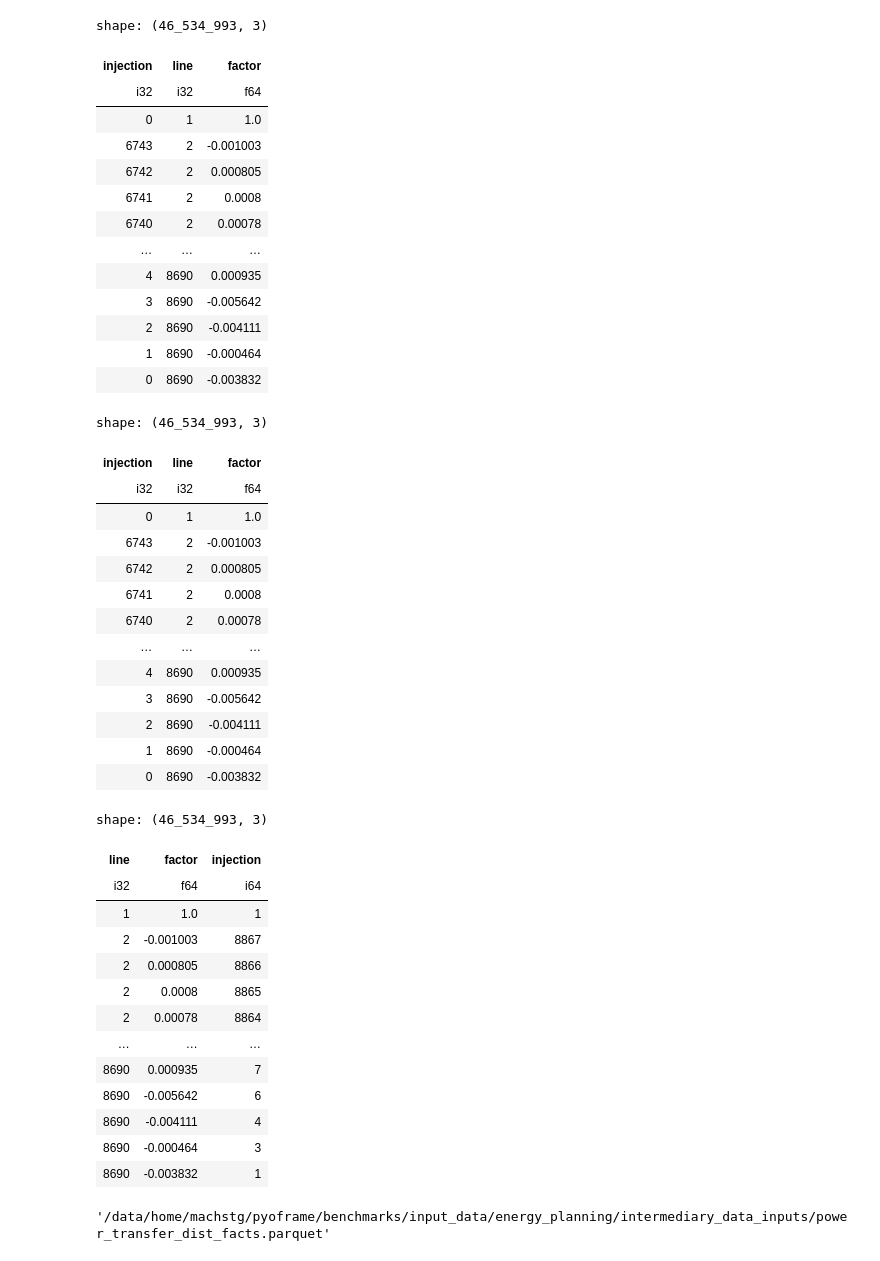
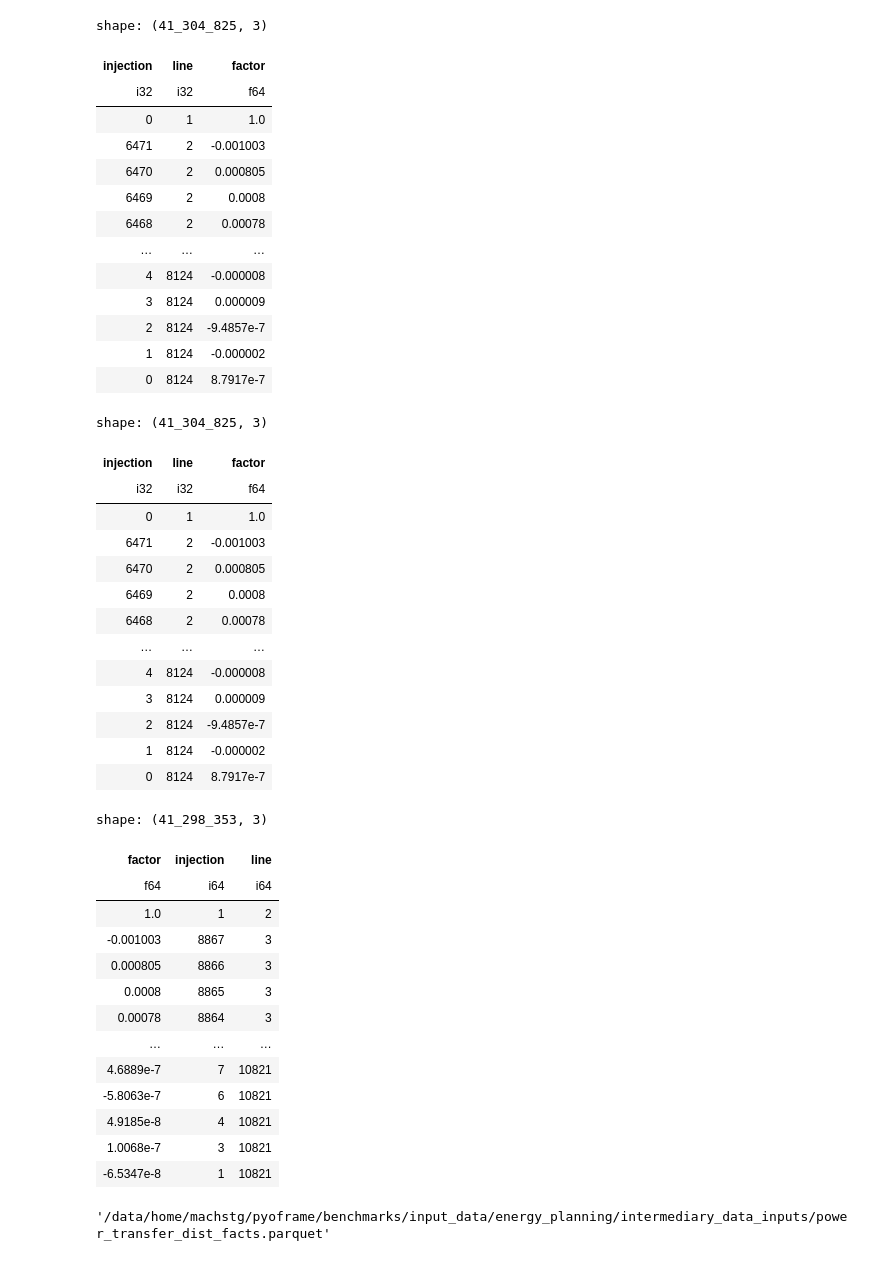
Before and after one commit to Bravos-Power/pyoframe, a Jupyter notebook: benchmarks/src/energy_planning/scripts/compute_power_transfer_dist_facts.ipynb, the cells around one changed output. Drawn from its saved outputs; the diff is of its cells as text; code cells hidden in the pictures.

```diff
--- a/benchmarks/src/energy_planning/scripts/compute_power_transfer_dist_facts.ipynb
+++ b/benchmarks/src/energy_planning/scripts/compute_power_transfer_dist_facts.ipynb
@@ -33,5 +33,10 @@ shape: (8_690, 5)
 # %%
-# Step 1: Renumber buses such that they go from 1 to N contiguously.
+# Step 1: Renumber buses and lines such that they go from 1 to N contiguously.
+lines = lines.sort("line_id")
+lines = lines.rename({"line_id": "old_line_id"}).with_row_index(name="line_id")
+line_mapping = lines.select("line_id", "old_line_id")
+lines = lines.drop("old_line_id")
+
 bus_mapping = (
     buses.sort().to_frame().with_row_index(name="new_bus").rename({"from_bus": "bus"})
 )
@@ -139,12 +144,12 @@ voltage_angles
 adjacency_matrix_T = pl.concat(
     [
         lines.select(
-            i=pl.col("line_id") - 1,  # Adjusting for zero-based indexing
+            i=pl.col("line_id"),
             j=pl.col("from_bus"),
             val=pl.lit(1),
         ).filter(pl.col("j") < N - 1),  # Exclude slack bus,
         lines.select(
-            i=pl.col("line_id") - 1,  # Adjusting for zero-based indexing
+            i=pl.col("line_id"),
             j=pl.col("to_bus"),
             val=pl.lit(-1),
         ).filter(pl.col("j") < N - 1),  # Exclude slack bus
@@ -169,62 +174,65 @@ power_flow_df = pl.DataFrame(
 )
 power_flow_df
 # %% [output]
-shape: (46_534_993, 3)
+shape: (41_304_825, 3)
 | injection | line | factor |
 | i32 | i32 | f64 |
 | 0 | 1 | 1.0 |
-| 6743 | 2 | -0.001003 |
-| 6742 | 2 | 0.000805 |
-| 6741 | 2 | 0.0008 |
-| 6740 | 2 | 0.00078 |
+| 6471 | 2 | -0.001003 |
+| 6470 | 2 | 0.000805 |
+| 6469 | 2 | 0.0008 |
+| 6468 | 2 | 0.00078 |
 | … | … | … |
-| 4 | 8690 | 0.000935 |
-| 3 | 8690 | -0.005642 |
-| 2 | 8690 | -0.004111 |
-| 1 | 8690 | -0.000464 |
-| 0 | 8690 | -0.003832 |
+| 4 | 8124 | -0.000008 |
+| 3 | 8124 | 0.000009 |
+| 2 | 8124 | -9.4857e-7 |
+| 1 | 8124 | -0.000002 |
+| 0 | 8124 | 8.7917e-7 |
 # %%
 if DF_CUTOFF is not None:
     power_flow_df = power_flow_df.filter(pl.col("factor").abs() > DF_CUTOFF)
 power_flow_df
 # %% [output]
-shape: (46_534_993, 3)
+shape: (41_304_825, 3)
 | injection | line | factor |
 | i32 | i32 | f64 |
 | 0 | 1 | 1.0 |
-| 6743 | 2 | -0.001003 |
-| 6742 | 2 | 0.000805 |
-| 6741 | 2 | 0.0008 |
-| 6740 | 2 | 0.00078 |
+| 6471 | 2 | -0.001003 |
+| 6470 | 2 | 0.000805 |
+| 6469 | 2 | 0.0008 |
+| 6468 | 2 | 0.00078 |
 | … | … | … |
-| 4 | 8690 | 0.000935 |
-| 3 | 8690 | -0.005642 |
-| 2 | 8690 | -0.004111 |
-| 1 | 8690 | -0.000464 |
-| 0 | 8690 | -0.003832 |
+| 4 | 8124 | -0.000008 |
+| 3 | 8124 | 0.000009 |
+| 2 | 8124 | -9.4857e-7 |
+| 1 | 8124 | -0.000002 |
+| 0 | 8124 | 8.7917e-7 |
 # %%
 # Unmap buses to original IDs.
 power_flow_df_unmapped = (
     power_flow_df.join(bus_mapping.rename({"new_bus": "injection"}), on="injection")
     .drop("injection")
     .rename({"bus": "injection"})
+    .join(line_mapping.rename({"line_id": "line"}), on="line")
+    .drop("line")
+    .rename({"old_line_id": "line"})
 )
 power_flow_df_unmapped
 # %% [output]
-shape: (46_534_993, 3)
+shape: (41_298_353, 3)
-| line | factor | injection |
-| i32 | f64 | i64 |
-| 1 | 1.0 | 1 |
-| 2 | -0.001003 | 8867 |
-| 2 | 0.000805 | 8866 |
-| 2 | 0.0008 | 8865 |
-| 2 | 0.00078 | 8864 |
+| factor | injection | line |
+| f64 | i64 | i64 |
+| 1.0 | 1 | 2 |
+| -0.001003 | 8867 | 3 |
+| 0.000805 | 8866 | 3 |
+| 0.0008 | 8865 | 3 |
+| 0.00078 | 8864 | 3 |
 | … | … | … |
-| 8690 | 0.000935 | 7 |
-| 8690 | -0.005642 | 6 |
-| 8690 | -0.004111 | 4 |
-| 8690 | -0.000464 | 3 |
-| 8690 | -0.003832 | 1 |
+| 4.6889e-7 | 7 | 10821 |
+| -5.8063e-7 | 6 | 10821 |
+| 4.9185e-8 | 4 | 10821 |
+| 1.0068e-7 | 3 | 10821 |
+| -6.5347e-8 | 1 | 10821 |
 # %%
 power_flow_df_unmapped.write_parquet(snakemake.output[0])
 snakemake.output[0]
```
Also changed, not shown: parts of 5 cells of this notebook, 2 other files.
